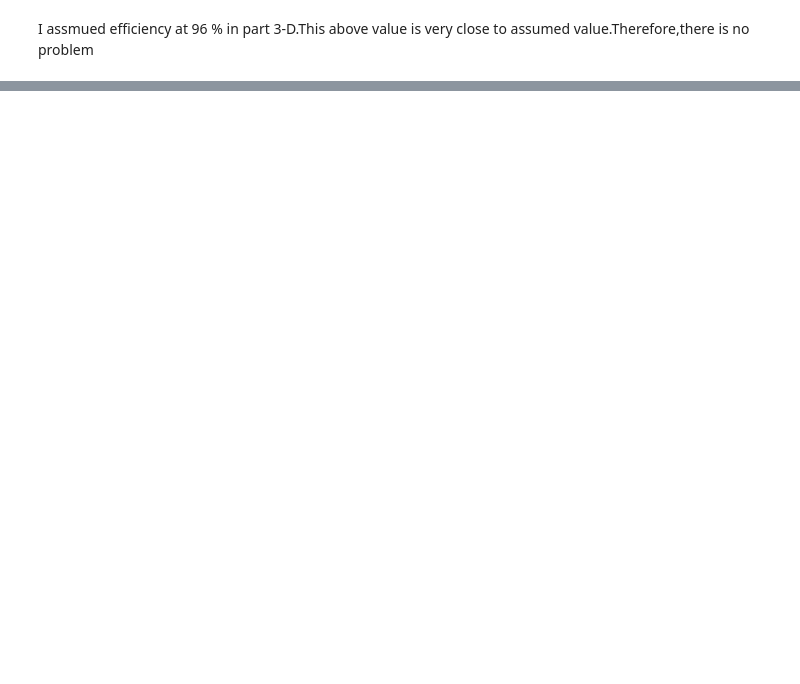
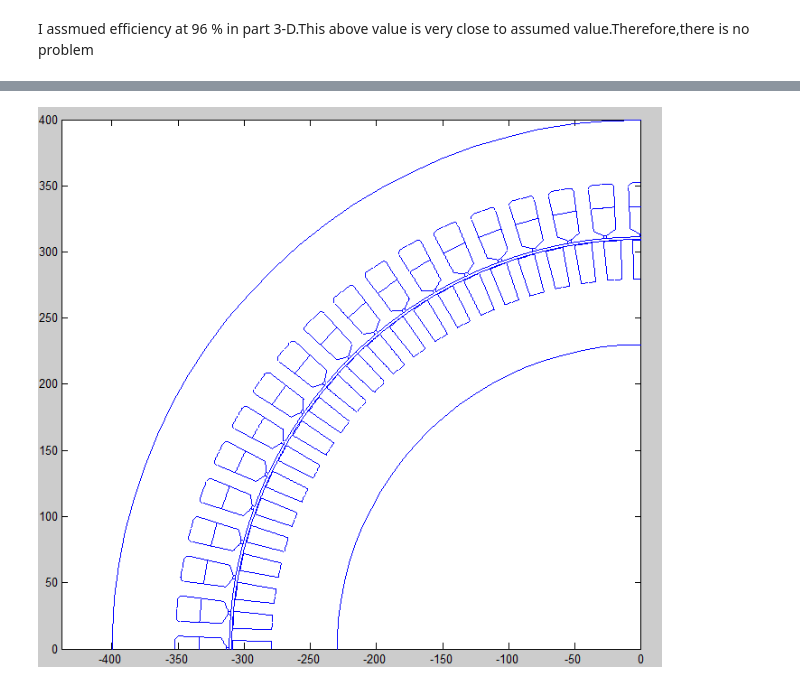
Before and after one commit to odtu/EE564, a Jupyter notebook: TRAIN/berkince/Project2_TrainTractionMotor.ipynb, the cells around one changed output, grey strips where cells are left out. Saved outputs shown, nothing was run; the diff lists cells and outputs as text; code cells hidden in the pictures; blank space fills up the shorter version.

```diff
--- a/TRAIN/berkince/Project2_TrainTractionMotor.ipynb
+++ b/TRAIN/berkince/Project2_TrainTractionMotor.ipynb
@@ -724,0 +776,5 @@ I assmued efficiency  at 96 % in part 3-D.This above value is very close to assu
+# %%
+from IPython.display import Image
+Image(filename='Rotor_Stator_Zoom.png')
+# %% [output]
+[figure, added]
```
Also changed, not shown: parts of 26 cells of this notebook.
